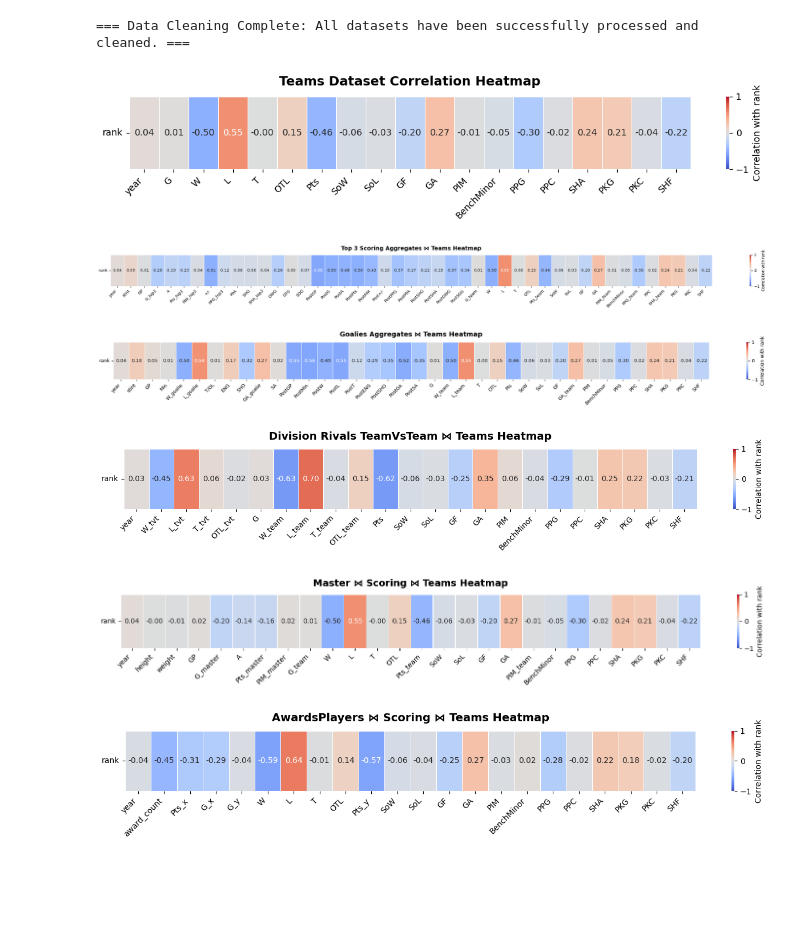
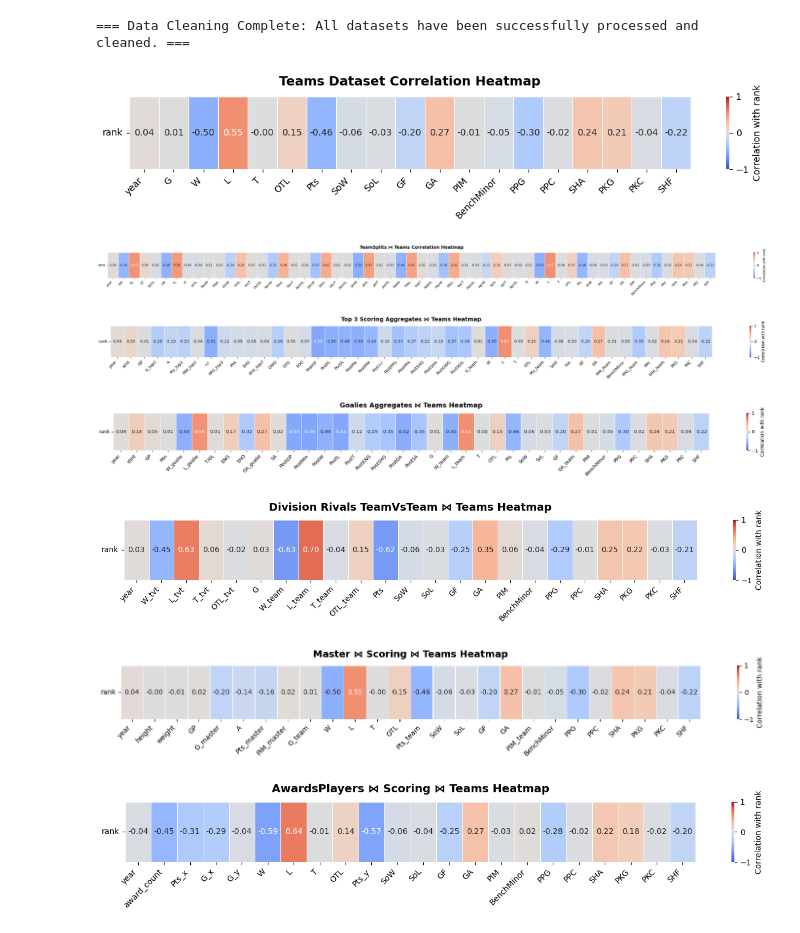
Before and after one commit to tmvmonteiro/AC-Project, a Jupyter notebook: exploration.ipynb, the cells around one changed output. Drawn from its saved outputs; the diff is of its cells as text; code cells hidden in the pictures; blank space fills up the shorter version.

Commit message:
fixed correlation map

```diff
--- a/exploration.ipynb
+++ b/exploration.ipynb
@@ -350,11 +350,11 @@ if 'Teams' in datasets:
     plot_correlation_heatmap(datasets['Teams'], "Teams Dataset Correlation Heatmap")
 
 # ==========================================
-# 2. TeamsSplit ⋈ Teams (Join: tmID + year)
+# 2. TeamSplit ⋈ Teams (Join: tmID + year)
 # ==========================================
-if 'TeamsSplit' in datasets and 'Teams' in datasets:
-    teams_split_joined = pd.merge(datasets['TeamsSplit'], datasets['Teams'], on=['tmID', 'year'], how='inner', suffixes=('_split', '_team'))
-    plot_correlation_heatmap(teams_split_joined, "TeamsSplit ⋈ Teams Correlation Heatmap")
+if 'TeamSplits' in datasets and 'Teams' in datasets:
+    teams_split_joined = pd.merge(datasets['TeamSplits'], datasets['Teams'], on=['tmID', 'year'], how='inner', suffixes=('_split', '_team'))
+    plot_correlation_heatmap(teams_split_joined, "TeamSplits ⋈ Teams Correlation Heatmap")
 
 # ==========================================
 # 3. Scoring ⋈ Teams (Top 3 sum scoring per tmID + year, join to Teams)
@@ -404,35 +404,36 @@ if 'TeamVsTeam' in datasets and 'Teams' in datasets:
 if 'Master' in datasets and 'Scoring' in datasets and 'Teams' in datasets:
     master_scoring = pd.merge(datasets['Master'], datasets['Scoring'], on='playerID', how='inner')
     master_scoring_agg = master_scoring.groupby(['tmID', 'year']).agg({
         'height': 'mean',
         'weight': 'mean',
         'GP': 'sum',
         'G': 'sum',
         'A': 'sum',
         'Pts': 'sum',
         'PIM': 'sum'
     }).reset_index()
 
     master_scoring_teams = pd.merge(master_scoring_agg, datasets['Teams'], on=['tmID', 'year'], how='inner', suffixes=('_master', '_team'))
     plot_correlation_heatmap(master_scoring_teams, "Master ⋈ Scoring ⋈ Teams Heatmap")
 
 # ==========================================
 # 8. AwardsPlayers ⋈ Scoring ⋈ Teams (Join on playerID, group by tmID + year)
 # ==========================================
 if 'AwardsPlayers' in datasets and 'Scoring' in datasets and 'Teams' in datasets:
     awards_scoring = pd.merge(datasets['AwardsPlayers'], datasets['Scoring'], on=['playerID', 'year'], how='inner')
     awards_scoring_agg = awards_scoring.groupby(['tmID', 'year']).agg({
         'playerID': 'count', # Count awards won per team/year
         'Pts': 'sum',
         'G': 'sum'
     }).rename(columns={'playerID': 'award_count'}).reset_index()
 
     awards_teams_joined = pd.merge(awards_scoring_agg, datasets['Teams'], on=['tmID', 'year'], how='inner')
     plot_correlation_heatmap(awards_teams_joined, "AwardsPlayers ⋈ Scoring ⋈ Teams Heatmap")
 # %% [output]
 [figure]
-[figure, old version]
+[figure, new version]
-[figure, old version]
+[figure, new version]
-[figure, old version]
+[figure, new version]
-[figure, old version]
+[figure, new version]
-[figure, old version]
+[figure, new version]
+[figure, added]
```
